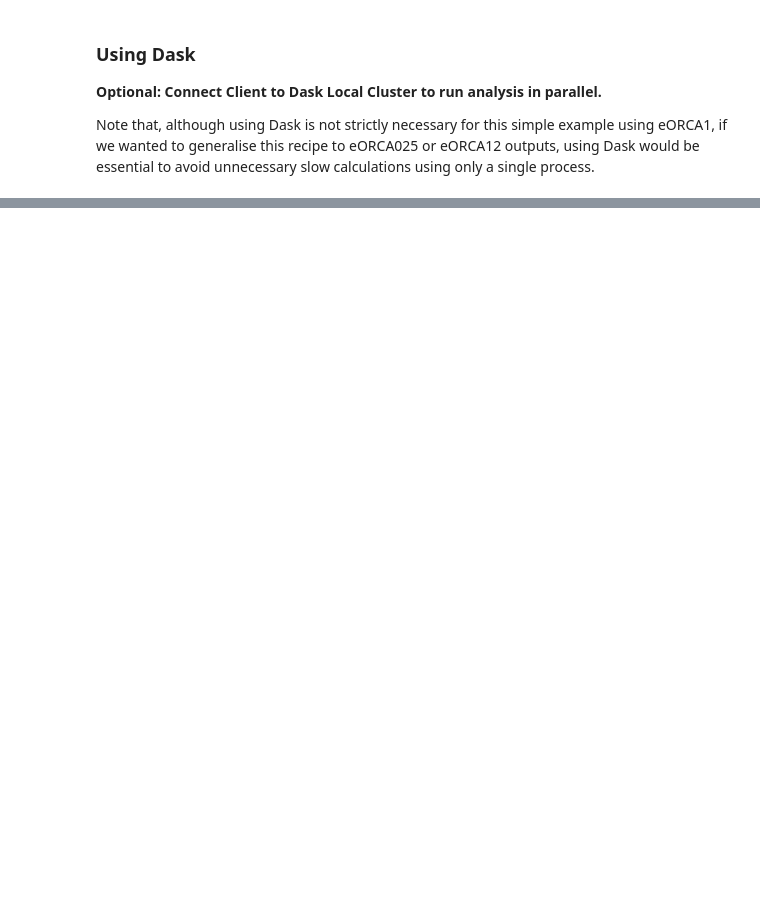
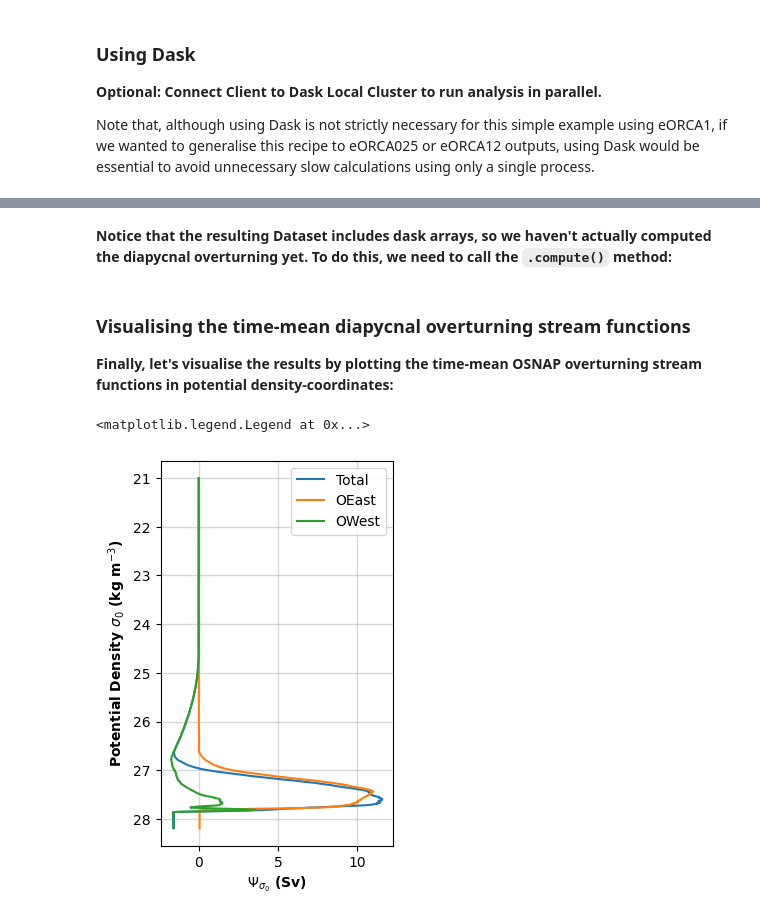
Before and after one commit to NOC-MSM/nemo_cookbook, a Jupyter notebook: recipes/recipe_extract_osnap.ipynb, the cells around one changed output, grey strips where cells are left out. Cells and saved outputs as stored; diff of their text form; code cells hidden in the pictures; blank space fills up the shorter version.

```diff
--- a/recipes/recipe_extract_osnap.ipynb
+++ b/recipes/recipe_extract_osnap.ipynb
@@ -211,0 +302,25 @@ client.shutdown()
+# %%
+# Determine index to split OSNAP West & OSNAP East sections:
+station_OWest_OEast = ds_osnap['bdy'].where(ds_osnap['glamb'] <= -44).max()
+
+# OSNAP East diapycnal overturning stream function:
+mask_OEast = ds_osnap['bdy'] >= station_OWest_OEast
+ds_osnap['moc_east'] = compute_binned_statistic(vars=[ds_osnap['sigma0']],
+                                                values=ds_osnap['volume_transport'],
+                                                keep_dims=['time_counter'],
+                                                bins=[sigma0_bins],
+                                                statistic='nansum',
+                                                mask=mask_OEast
+                                                ).cumsum(dim='sigma0_bins')
+
+# OSNAP West diapycnal overturning stream function:
+mask_OWest = ds_osnap['bdy'] < station_OWest_OEast
+ds_osnap['moc_west'] = compute_binned_statistic(vars=[ds_osnap['sigma0']],
+                                                values=ds_osnap['volume_transport'],
+                                                keep_dims=['time_counter'],
+                                                bins=[sigma0_bins],
+                                                statistic='nansum',
+                                                mask=mask_OWest
+                                                ).cumsum(dim='sigma0_bins')
+
+ds_osnap
@@ -211,0 +345,22 @@ client.shutdown()
+# %% [markdown]
+**Notice that the resulting Dataset includes dask arrays, so we haven't actually computed the diapycnal overturning yet. To do this, we need to call the ``.compute()`` method:**
+# %%
+ds_osnap = ds_osnap.compute()
+# %% [markdown]
+### **Visualising the time-mean diapycnal overturning stream functions**
+
+**Finally, let's visualise the results by plotting the time-mean OSNAP overturning stream functions in potential density-coordinates:**
+# %%
+# Plot time-mean diapycnal overturning stream functions along the OSNAP section:
+plt.figure(figsize=(3, 5))
+plt.grid(True, lw=1, color='0.5', alpha=0.3)
+ds_osnap['moc_total'].mean(dim='time_counter').plot(yincrease=False, y='sigma0_bins', label='Total')
+ds_osnap['moc_east'].mean(dim='time_counter').plot(yincrease=False, y='sigma0_bins', label='OEast')
+ds_osnap['moc_west'].mean(dim='time_counter').plot(yincrease=False, y='sigma0_bins', label='OWest')
+
+plt.xlabel("$\\Psi_{\\sigma_0}$ (Sv)", fontdict={"size": 10, "weight": "bold"})
+plt.ylabel("Potential Density $\\sigma_0$ (kg m$^{-3}$)", fontdict={"size": 10, "weight": "bold"})
+plt.legend()
+# %% [output]
+<matplotlib.legend.Legend at 0x...>
+[figure, added]
```
Also changed, not shown: parts of 37 cells of this notebook.
